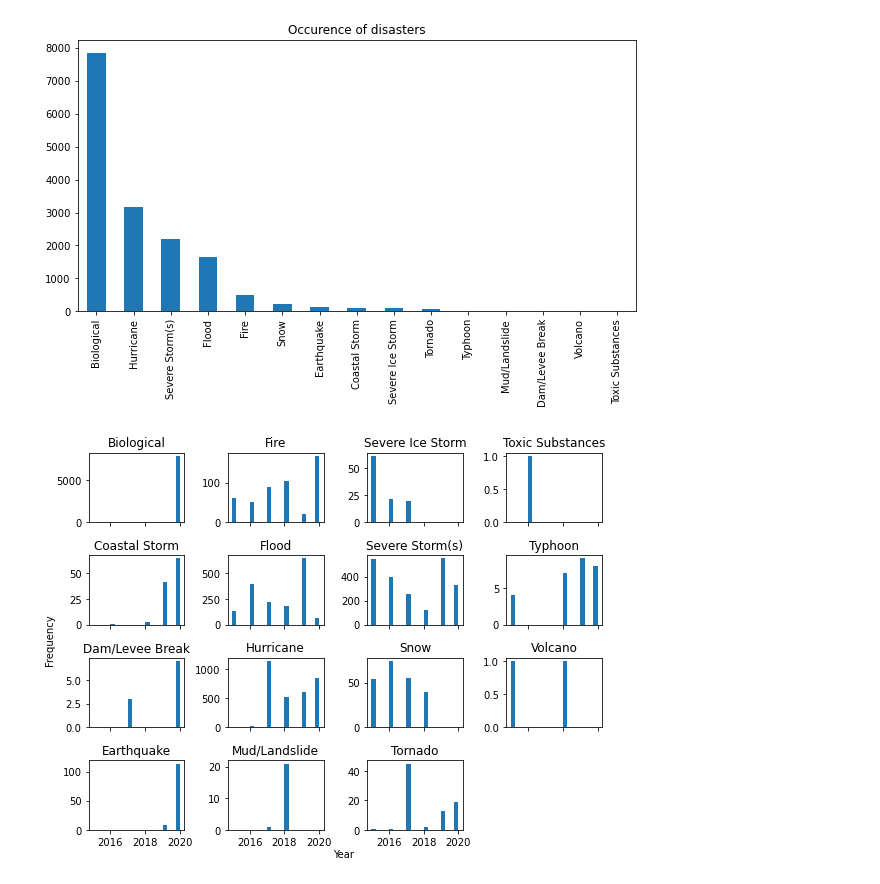
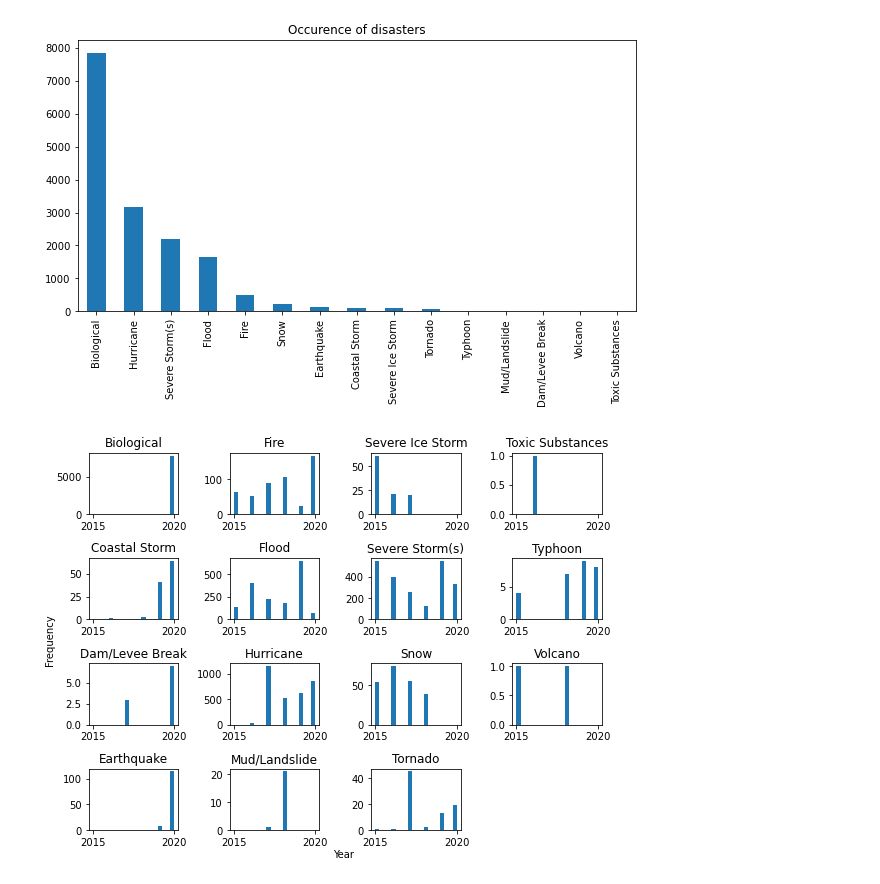
Before and after one commit to epfl-ada/ada-2021-project-marietan-ghariani-bracone-karimi, a Jupyter notebook: project.ipynb, the cells around one changed output. Saved outputs shown, nothing was run; the diff lists cells and outputs as text; code cells hidden in the pictures.

```diff
--- a/project.ipynb
+++ b/project.ipynb
@@ -96,21 +96,21 @@ nd_frame['incident_type'].value_counts().plot(kind='bar', figsize=(10, 5), title
 # %%
 stats_by_type = nd_frame.groupby('incident_type').apply(lambda x: pd.Series({
         'fy_declared': x['fy_declared'].values
     }))
 
-fig, ax = plt.subplots(4, 4, figsize= (8,6), sharey = False, sharex = True)
+fig, ax = plt.subplots(4, 4, figsize=(8,6), sharey=False, sharex=False)
 
 for i in range(15):
     sbplt = ax[i%4, math.floor(i/4)]
     sbplt.hist(stats_by_type.iloc[i].values, range=[2015,2020], bins = 20)
     sbplt.set_title(stats_by_type.index[i])
 
 fig.tight_layout()
 
 fig.text(0.5,0, "Year")
 fig.text(0,0.45, "Frequency", rotation = 90)
 fig.delaxes(ax[3][3])
 
 # !!!!!! y-axis not the same (intended)
 # %% [output]
-[figure, old version]
+[figure, new version]
```
Also changed, not shown: parts of 1 cell of this notebook.
